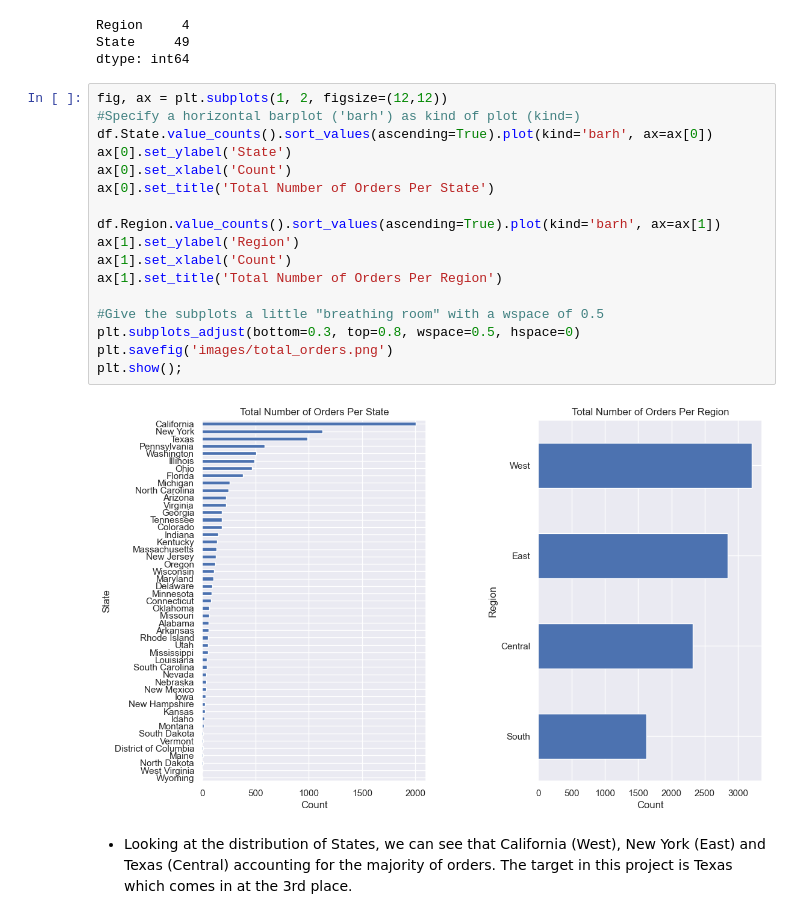
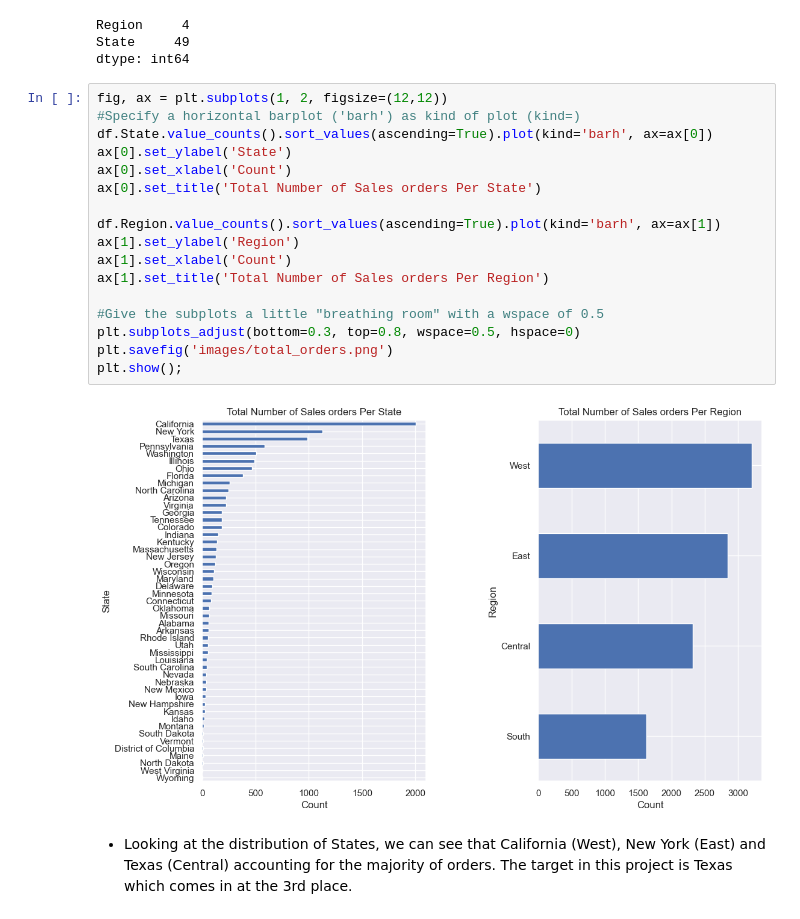
Before and after one commit to livia360/Captone_project2, a Jupyter notebook: Part1_data_wrangling_and_EDA.ipynb, the cells around one changed output. Saved outputs shown, nothing was run; the diff lists cells and outputs as text.

```diff
--- a/Part1_data_wrangling_and_EDA.ipynb
+++ b/Part1_data_wrangling_and_EDA.ipynb
@@ -279,22 +293,22 @@ dtype: int64
 # %%
 fig, ax = plt.subplots(1, 2, figsize=(12,12))
 #Specify a horizontal barplot ('barh') as kind of plot (kind=)
 df.State.value_counts().sort_values(ascending=True).plot(kind='barh', ax=ax[0])
 ax[0].set_ylabel('State')
 ax[0].set_xlabel('Count')
-ax[0].set_title('Total Number of Orders Per State')
+ax[0].set_title('Total Number of Sales orders Per State')
 
 df.Region.value_counts().sort_values(ascending=True).plot(kind='barh', ax=ax[1])
 ax[1].set_ylabel('Region')
 ax[1].set_xlabel('Count')
-ax[1].set_title('Total Number of Orders Per Region')
+ax[1].set_title('Total Number of Sales orders Per Region')
 
 #Give the subplots a little "breathing room" with a wspace of 0.5
 plt.subplots_adjust(bottom=0.3, top=0.8, wspace=0.5, hspace=0)
 plt.savefig('images/total_orders.png')
 plt.show();
 # %% [output]
-[figure, old version]
+[figure, new version]
 # %% [markdown]
 - Looking at the distribution of States, we can see that California (West), New York (East) and Texas (Central) accounting for the majority of orders. The target in this project is Texas which comes in at the 3rd place.
 # %% [markdown]
```
Also changed, not shown: parts of 41 cells of this notebook.
